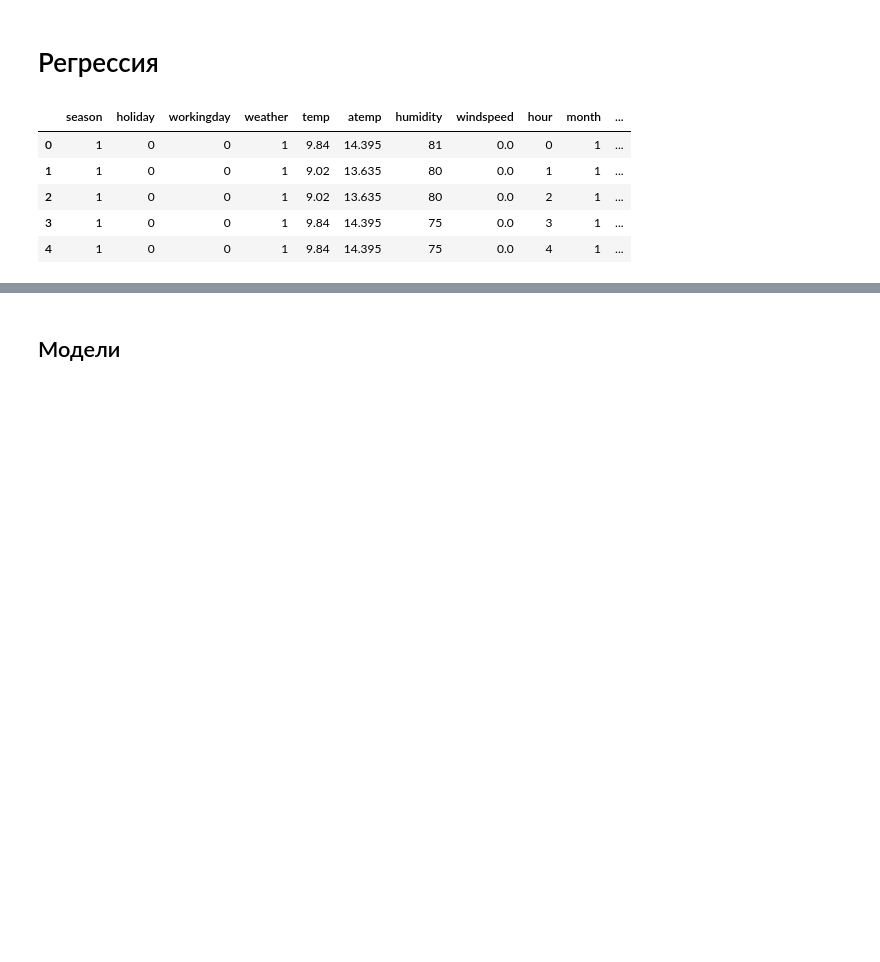
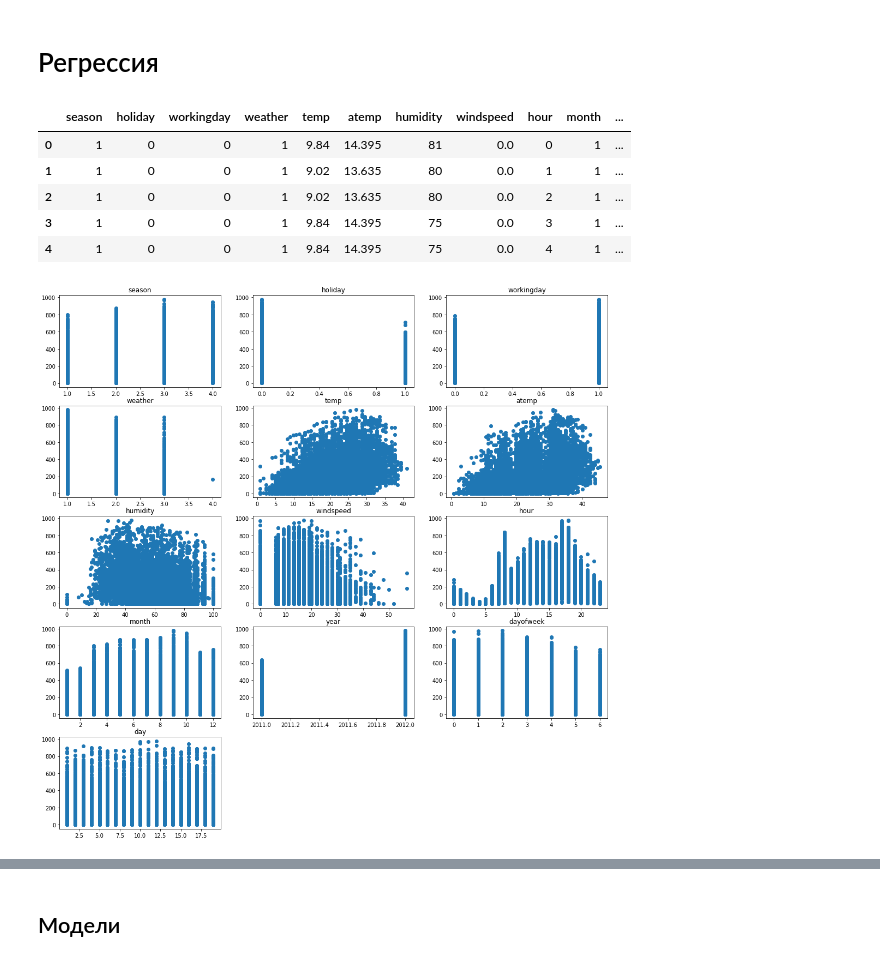
Before and after one commit to morememes/homework, a Jupyter notebook: regression.ipynb, the cells around one changed output, grey strips where cells are left out. Cells and saved outputs as stored; diff of their text form; code cells hidden in the pictures; blank space fills up the shorter version.

```diff
--- a/regression.ipynb
+++ b/regression.ipynb
@@ -37,7 +37,10 @@ tr.head()
 | 3 | 1 | 0 | 0 | 1 | 9.84 | 14.395 | 75 | 0.0 | 3 | 1 | ... |
 | 4 | 1 | 0 | 0 | 1 | 9.84 | 14.395 | 75 | 0.0 | 4 | 1 | ... |
 # %%
+plt.figure(figsize=(18,18))
 for i, col in enumerate(tr.columns[:-1]):
     plt.subplot(5, 3, i+1)
-    plt.scatter(tr[col], tr['count'])
+    plt.scatter(tr[col], tr['cnt'])
     plt.title(col)
+# %% [output]
+[figure, added]
```
Also changed, not shown: parts of 10 cells of this notebook.
